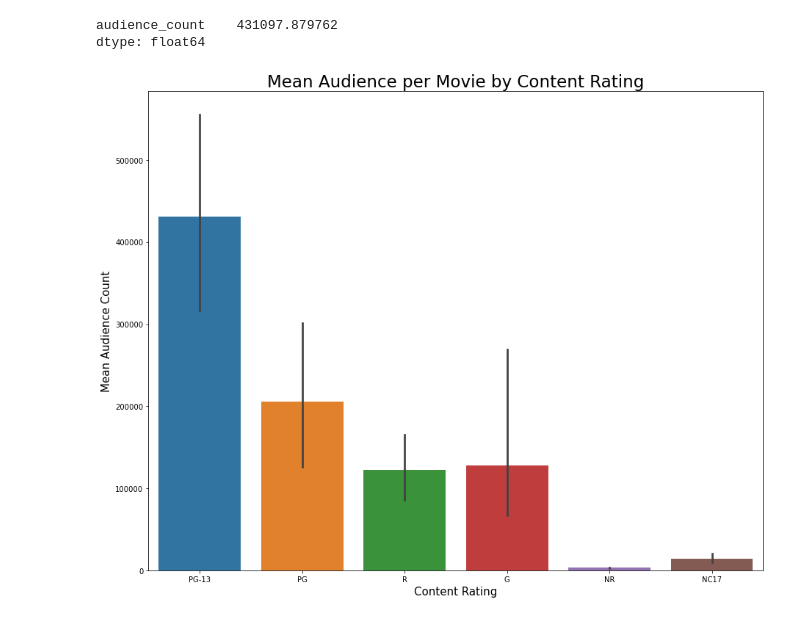
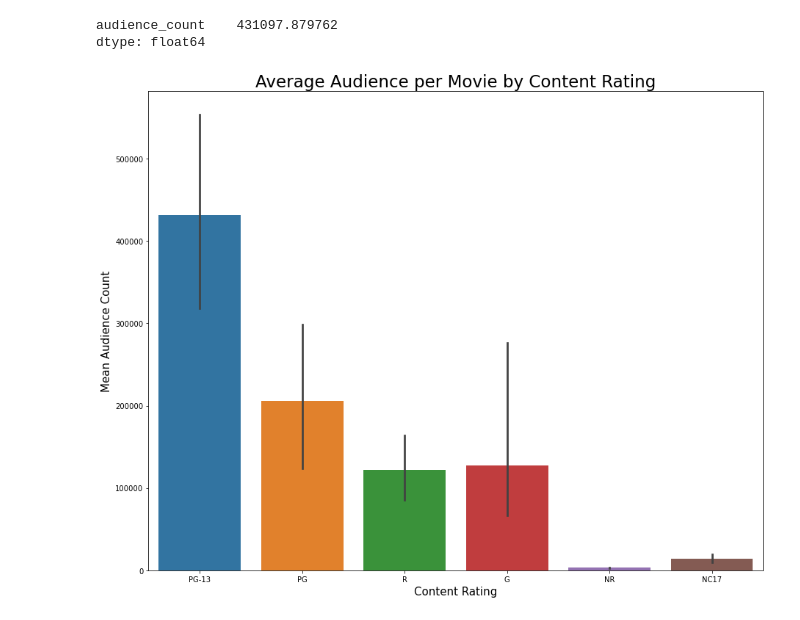
Before and after one commit to richesinrr0/microsoft_movie_analysis, a Jupyter notebook: Audience Data.ipynb, the cells around one changed output. Drawn from its saved outputs; the diff is of its cells as text; code cells hidden in the pictures.

```diff
--- a/Audience Data.ipynb
+++ b/Audience Data.ipynb
@@ -77,6 +77,6 @@ df
 | 17119 | The Wedding Banquet (Xi yan) | R | 5.0 |
 16227 rows × 3 columns
 # %%
-df = df[df['audience_status'].notna()]
+df = df[df.notna()]
 df
 # %% [output]
@@ -159,9 +171,9 @@ dtype: float64
 # %%
 plot_fig, plot_ax = plt.subplots(figsize=(15, 12))
 
 sns.barplot(x="content_rating", y="audience_count", data=df)
 plot_ax.set_xlabel('Content Rating', fontsize=15)
 plot_ax.set_ylabel('Mean Audience Count', fontsize=15);
-plot_ax.set_title('Mean Audience per Movie by Content Rating', fontsize=23);
+plot_ax.set_title('Average Audience per Movie by Content Rating', fontsize=23);
 # %% [output]
-[figure, old version]
+[figure, new version]
```
Also changed, not shown: parts of 1 cell of this notebook.
